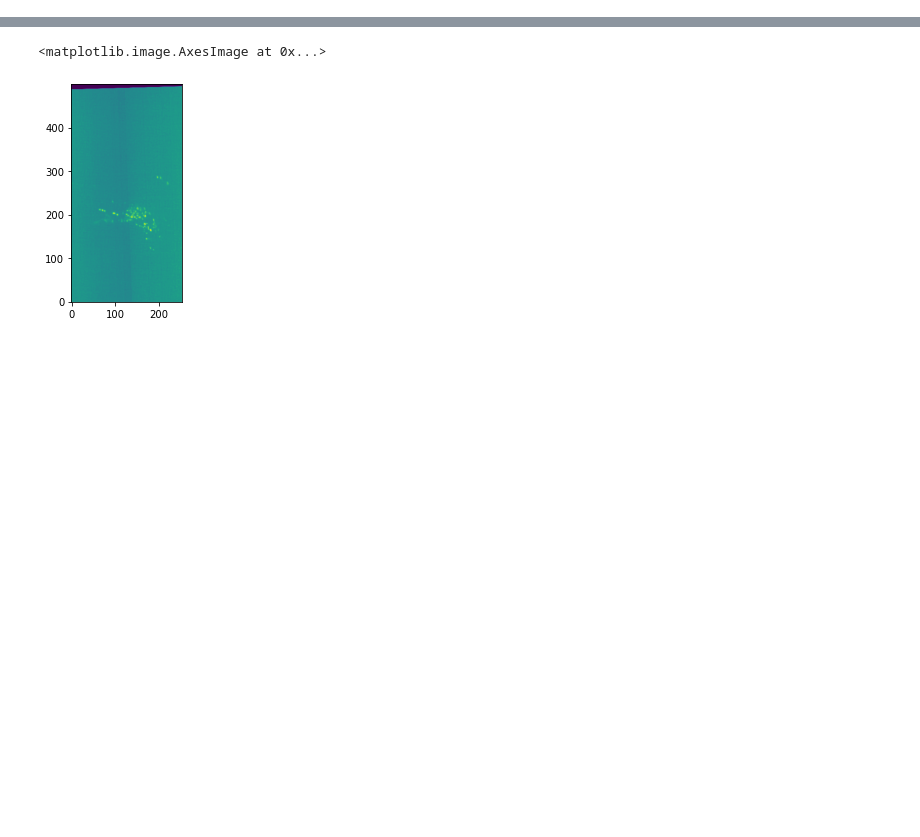
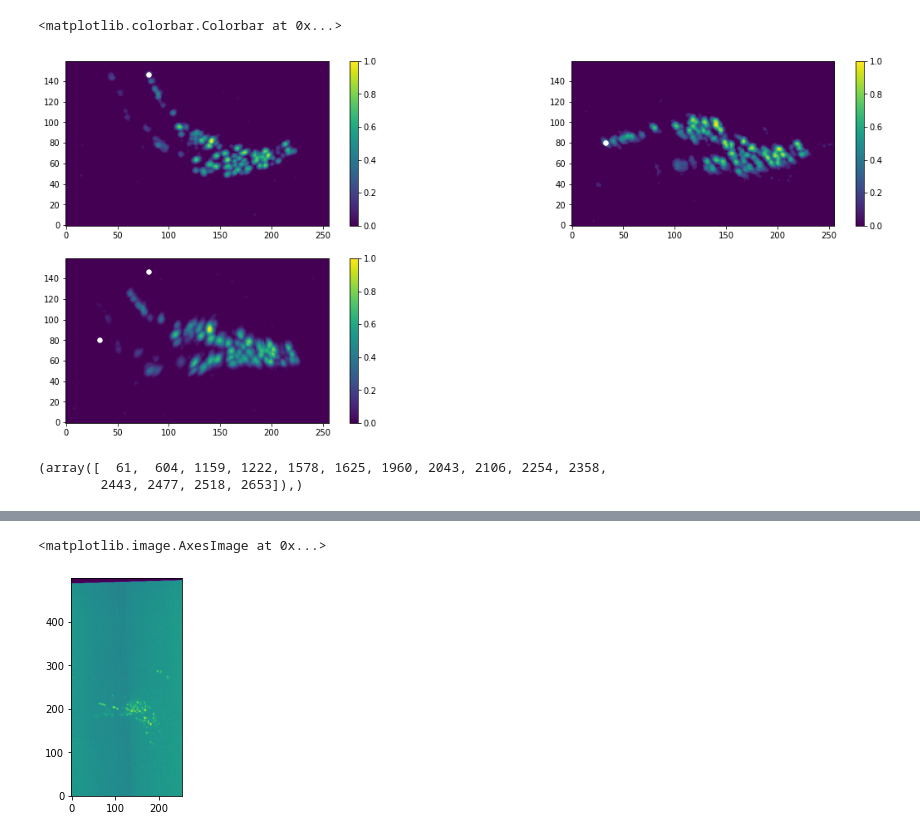
Before and after one commit to cfpark00/TrackingGUI, a Jupyter notebook: tester.ipynb, the cells around one changed output, grey strips where cells are left out. Cells and saved outputs as stored; diff of their text form; code cells hidden in the pictures; blank space fills up the shorter version.

```diff
--- a/tester.ipynb
+++ b/tester.ipynb
@@ -9,0 +239,26 @@ import scipy.ndimage as sim
+# %%
+plt.figure(figsize=(20,8))
+plt.subplot(221)
+plt.imshow(fr1[0,:,:,:].max(2).T**0.5,origin="lower")
+plt.scatter(*points[i1,75,:2].T,c="w",s=30)
+plt.colorbar()
+plt.subplot(222)
+plt.imshow(fr2[0,:,:,:].max(2).T**0.5,origin="lower")
+plt.scatter(*points[i2,75,:2].T,c="w",s=30)
+plt.colorbar()
+plt.subplot(223)
+plt.imshow(res[0,:,:,:].max(2).T**0.5,origin="lower")
+plt.scatter(*points[i2,75,:2].T,c="w",s=30)
+plt.scatter(*points[i1,75,:2].T,c="w",s=30)
+plt.colorbar()
+#plt.subplot(223)
+#plt.imshow(np.abs(res[0,:,:,:]-fr1[0,:,:,:]).max(2).T,origin="lower")
+#plt.colorbar()
+# %% [output]
+<matplotlib.colorbar.Colorbar at 0x...>
+[figure, added]
+# %%
+np.nonzero(~inds)
+# %% [output]
+(array([  61,  604, 1159, 1222, 1578, 1625, 1960, 2043, 2106, 2254, 2358,
+        2443, 2477, 2518, 2653]),)
```
Also changed, not shown: parts of 33 cells of this notebook, 8 other files.
